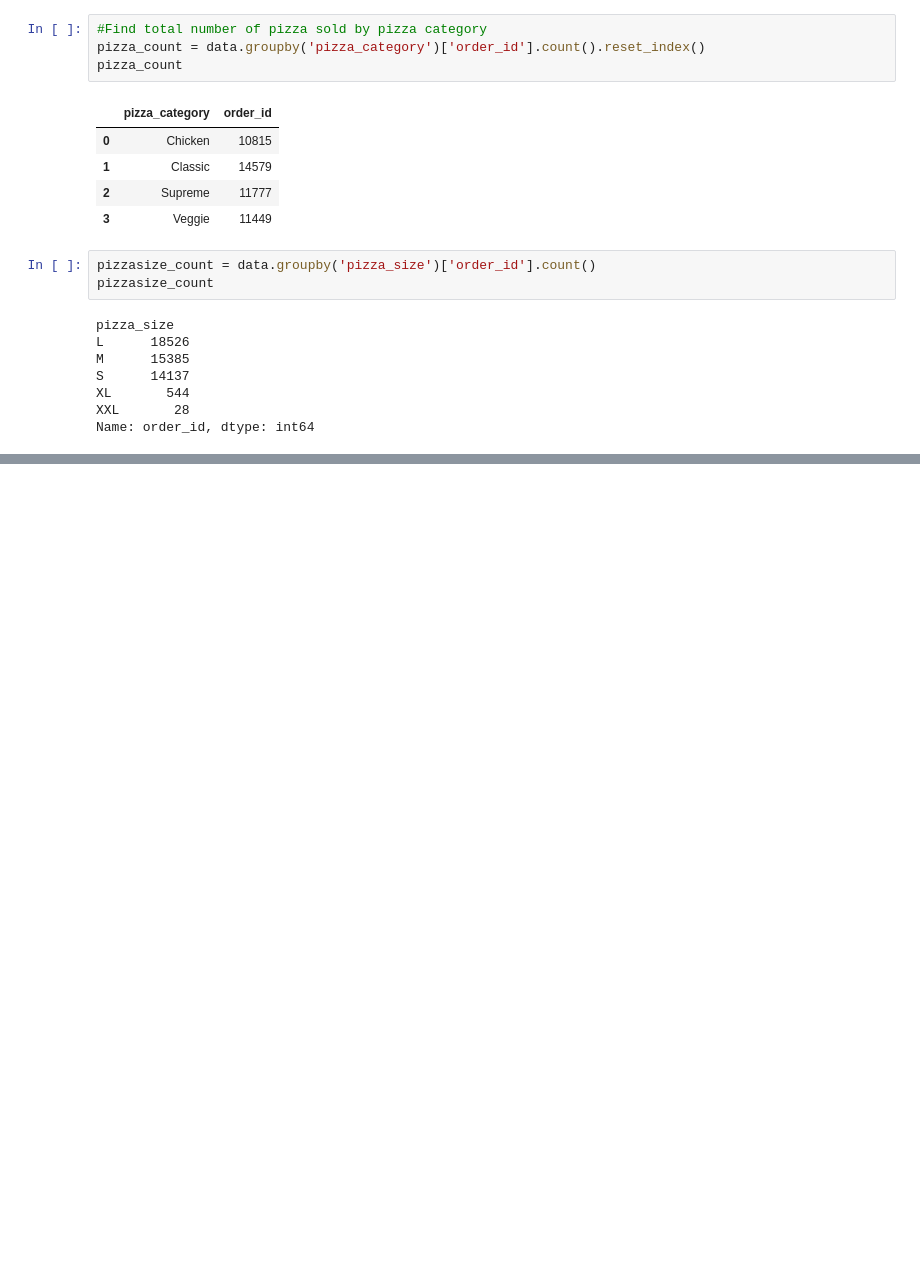
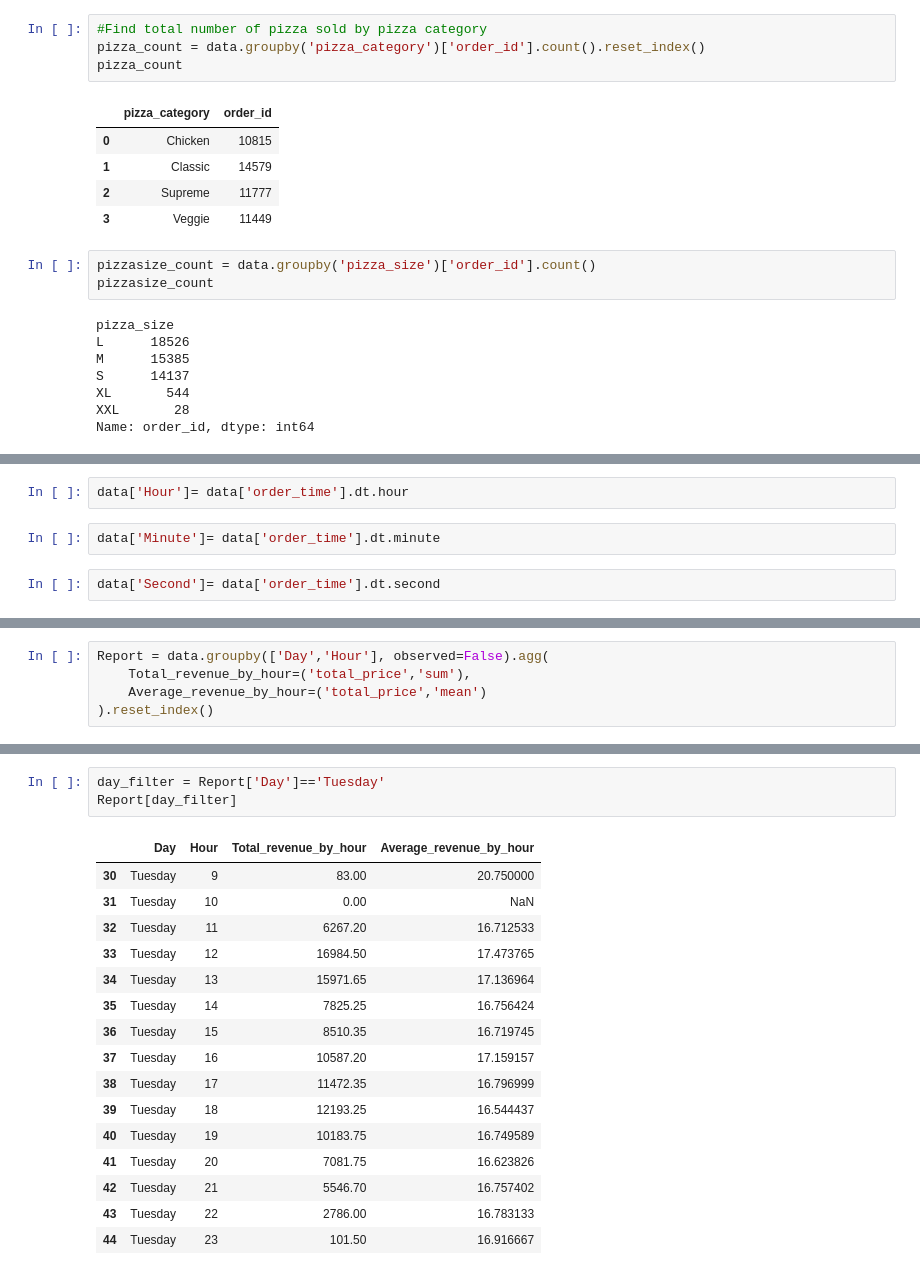
Before and after one commit to Sizan1113/DataScience, a Jupyter notebook: DataAnalysis.ipynb, the cells around one changed output, grey strips where cells are left out. Cells and saved outputs as stored; diff of their text form; blank space fills up the shorter version.

```diff
--- a/DataAnalysis.ipynb
+++ b/DataAnalysis.ipynb
@@ -321,0 +454,6 @@ Details = data.groupby('pizza_category')(
+# %%
+data['Hour']= data['order_time'].dt.hour
+# %%
+data['Minute']= data['order_time'].dt.minute
+# %%
+data['Second']= data['order_time'].dt.second
@@ -321,0 +469,5 @@ Details = data.groupby('pizza_category')(
+# %%
+Report = data.groupby(['Day','Hour'], observed=False).agg(
+    Total_revenue_by_hour=('total_price','sum'),
+    Average_revenue_by_hour=('total_price','mean')
+).reset_index()
@@ -321,0 +490,20 @@ Details = data.groupby('pizza_category')(
+# %%
+day_filter = Report['Day']=='Tuesday'
+Report[day_filter]
+# %% [output]
+|  | Day | Hour | Total_revenue_by_hour | Average_revenue_by_hour |
+| 30 | Tuesday | 9 | 83.00 | 20.750000 |
+| 31 | Tuesday | 10 | 0.00 | NaN |
+| 32 | Tuesday | 11 | 6267.20 | 16.712533 |
+| 33 | Tuesday | 12 | 16984.50 | 17.473765 |
+| 34 | Tuesday | 13 | 15971.65 | 17.136964 |
+| 35 | Tuesday | 14 | 7825.25 | 16.756424 |
+| 36 | Tuesday | 15 | 8510.35 | 16.719745 |
+| 37 | Tuesday | 16 | 10587.20 | 17.159157 |
+| 38 | Tuesday | 17 | 11472.35 | 16.796999 |
+| 39 | Tuesday | 18 | 12193.25 | 16.544437 |
+| 40 | Tuesday | 19 | 10183.75 | 16.749589 |
+| 41 | Tuesday | 20 | 7081.75 | 16.623826 |
+| 42 | Tuesday | 21 | 5546.70 | 16.757402 |
+| 43 | Tuesday | 22 | 2786.00 | 16.783133 |
+| 44 | Tuesday | 23 | 101.50 | 16.916667 |
```
Also changed, not shown: parts of 22 cells of this notebook, 4 other files.
